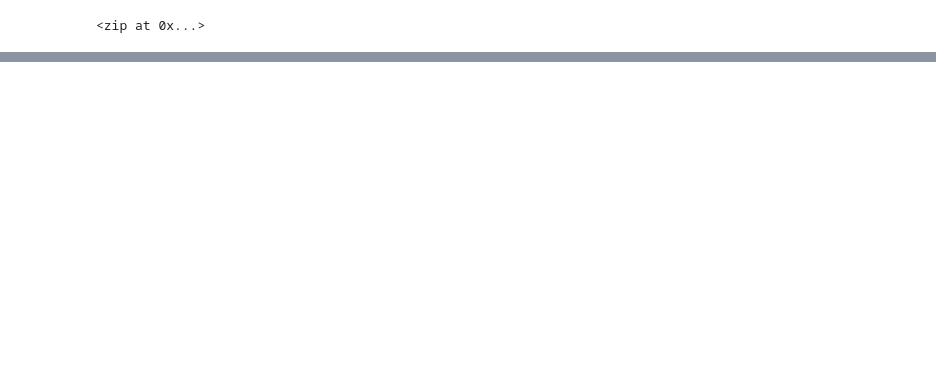
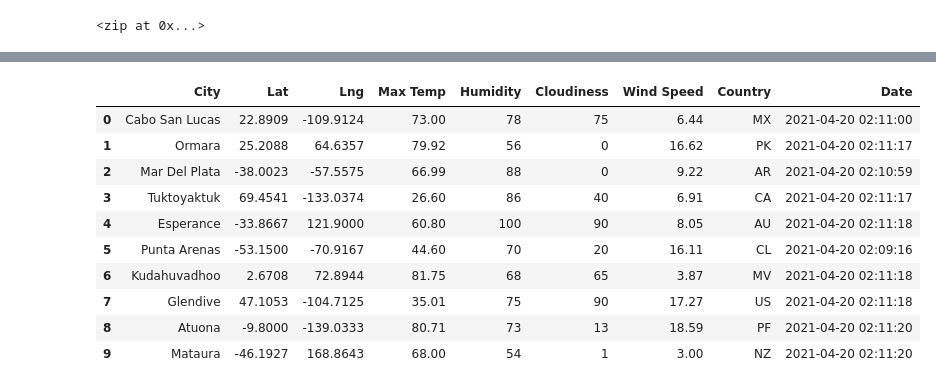
Before and after one commit to creinz11/World-Weather-Analysis, a Jupyter notebook: WeatherPy.ipynb, the cells around one changed output, grey strips where cells are left out. Drawn from its saved outputs; the diff is of its cells as text; code cells hidden in the pictures; blank space fills up the shorter version.

```diff
--- a/WeatherPy.ipynb
+++ b/WeatherPy.ipynb
@@ -7,3 +13,6 @@ from citipy import citipy
+# %%
+# Starting URL for Weather Map API Call.
+url = "http://api.openweathermap.org/data/2.5/weather?units=Imperial&APPID=" + weather_api_key
 # %%
 # Create a set of random latitude and longitude combinations.
 lats = np.random.uniform(low=-90.000, high=90.000, size=1500)
@@ -31,0 +119,16 @@ len(cities)
+# %%
+  # Convert the array of dictionaries to a Pandas DataFrame.
+city_data_df = pd.DataFrame(city_data)
+city_data_df.head(10)
+# %% [output]
+|  | City | Lat | Lng | Max Temp | Humidity | Cloudiness | Wind Speed | Country | Date |
+| 0 | Cabo San Lucas | 22.8909 | -109.9124 | 73.00 | 78 | 75 | 6.44 | MX | 2021-04-20 02:11:00 |
+| 1 | Ormara | 25.2088 | 64.6357 | 79.92 | 56 | 0 | 16.62 | PK | 2021-04-20 02:11:17 |
+| 2 | Mar Del Plata | -38.0023 | -57.5575 | 66.99 | 88 | 0 | 9.22 | AR | 2021-04-20 02:10:59 |
+| 3 | Tuktoyaktuk | 69.4541 | -133.0374 | 26.60 | 86 | 40 | 6.91 | CA | 2021-04-20 02:11:17 |
+| 4 | Esperance | -33.8667 | 121.9000 | 60.80 | 100 | 90 | 8.05 | AU | 2021-04-20 02:11:18 |
+| 5 | Punta Arenas | -53.1500 | -70.9167 | 44.60 | 70 | 20 | 16.11 | CL | 2021-04-20 02:09:16 |
+| 6 | Kudahuvadhoo | 2.6708 | 72.8944 | 81.75 | 68 | 65 | 3.87 | MV | 2021-04-20 02:11:18 |
+| 7 | Glendive | 47.1053 | -104.7125 | 35.01 | 75 | 90 | 17.27 | US | 2021-04-20 02:11:18 |
+| 8 | Atuona | -9.8000 | -139.0333 | 80.71 | 73 | 13 | 18.59 | PF | 2021-04-20 02:11:20 |
+| 9 | Mataura | -46.1927 | 168.8643 | 68.00 | 54 | 1 | 3.00 | NZ | 2021-04-20 02:11:20 |
```
Also changed, not shown: parts of 4 cells of this notebook.
